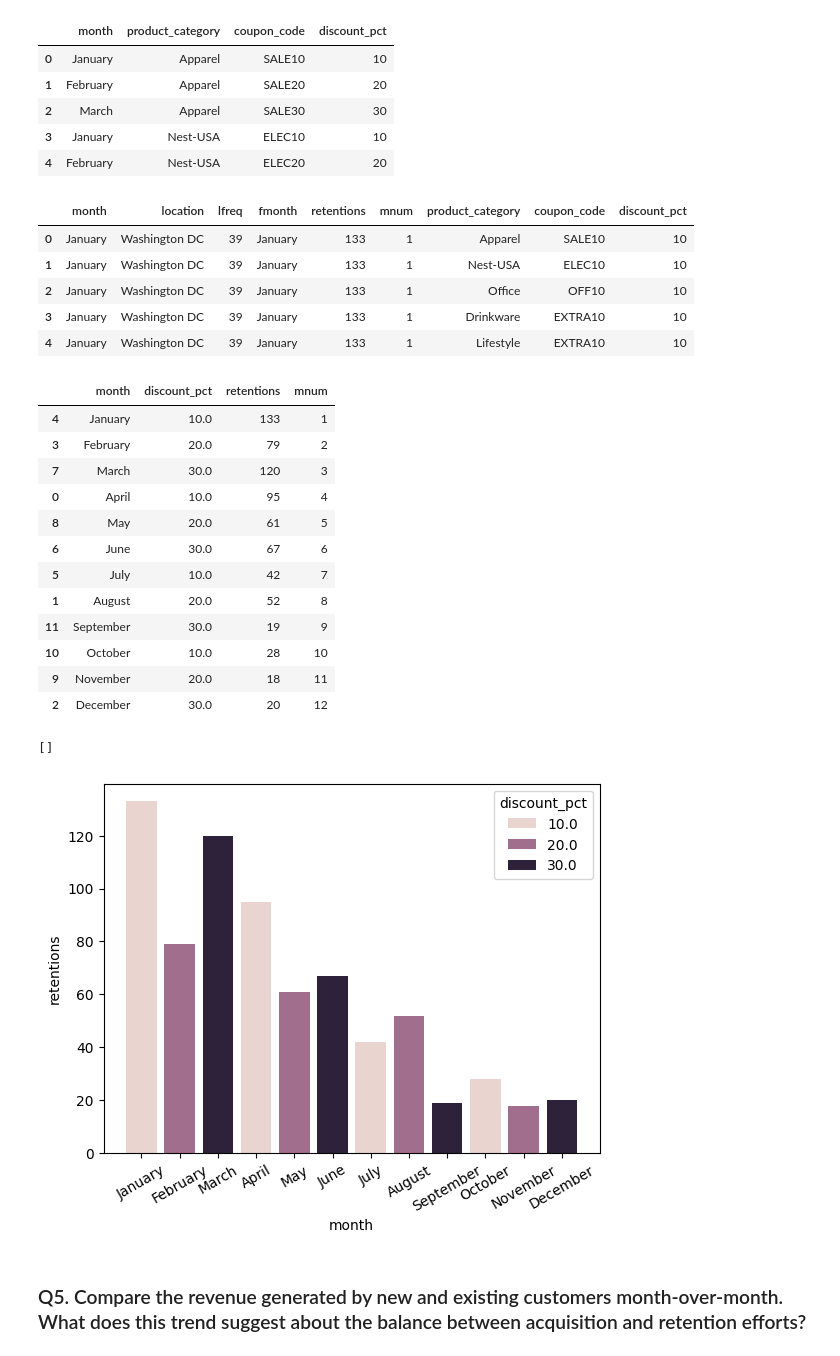
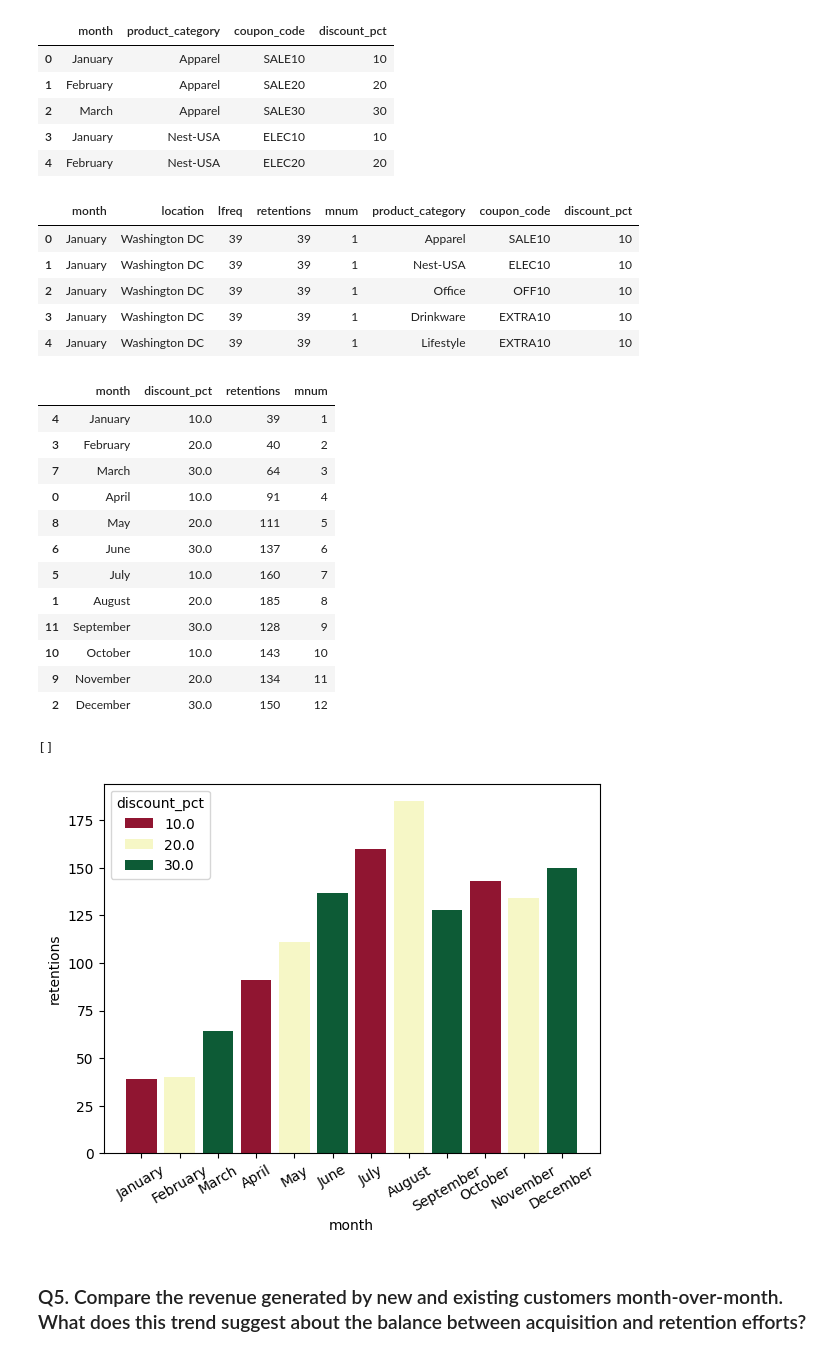
Before and after one commit to sanketmishra009/scaler, a Jupyter notebook: projects/e-commerceAnalysis/analysis.ipynb, the cells around one changed output. Drawn from its saved outputs; the diff is of its cells as text; code cells hidden in the pictures.

```diff
--- a/projects/e-commerceAnalysis/analysis.ipynb
+++ b/projects/e-commerceAnalysis/analysis.ipynb
@@ -177,12 +190,12 @@ fdf = ftransactions.loc[:,['customerid' , 'first_transaction_date']]
 # fdf
 
 mdf = pd.merge(df , fdf)
-repeateddf = mdf[mdf['transaction_date'] > mdf['first_transaction_date']].copy()
+repeateddf = mdf[mdf['transaction_date'] > mdf['first_transaction_date']]
 repeateddf['fmonth'] = repeateddf['first_transaction_date'].dt.month_name()
 repeateddf['fmonthnum'] = repeateddf['first_transaction_date'].dt.month
 repeateddf
 
-ret = repeateddf.groupby('fmonth').agg({'customerid':'nunique' , 'mnum' : 'first'}).sort_values(by = 'mnum').reset_index()
+ret = repeateddf.groupby('month').agg({'customerid':'nunique' , 'mnum' : 'first'}).sort_values(by = 'mnum').reset_index()
 ret.rename(columns = {'customerid':'retentions'} , inplace = True)
 ret
 # %% [output]
@@ -269,5 +314,5 @@ cdf
 # %%
 repeatedLocations = cdf.groupby('month').agg({'location':'value_counts'}).rename(columns = {'location':'lfreq'}).reset_index()
-locations = pd.merge(repeatedLocations , ret , left_on='month' , right_on='fmonth').sort_values(by = 'mnum')
+locations = pd.merge(repeatedLocations , ret , left_on='month' , right_on='month').sort_values(by = 'mnum')
 locations.head()
 # %% [output]
@@ -319,36 +364,36 @@ coupons.head()
 mdf = locations.merge(coupons , on = 'month' , how = 'left')
 mdf.head()
 # %% [output]
-|  | month | location | lfreq | fmonth | retentions | mnum | product_category | coupon_code | discount_pct |
-| 0 | January | Washington DC | 39 | January | 133 | 1 | Apparel | SALE10 | 10 |
-| 1 | January | Washington DC | 39 | January | 133 | 1 | Nest-USA | ELEC10 | 10 |
-| 2 | January | Washington DC | 39 | January | 133 | 1 | Office | OFF10 | 10 |
-| 3 | January | Washington DC | 39 | January | 133 | 1 | Drinkware | EXTRA10 | 10 |
-| 4 | January | Washington DC | 39 | January | 133 | 1 | Lifestyle | EXTRA10 | 10 |
+|  | month | location | lfreq | retentions | mnum | product_category | coupon_code | discount_pct |
+| 0 | January | Washington DC | 39 | 39 | 1 | Apparel | SALE10 | 10 |
+| 1 | January | Washington DC | 39 | 39 | 1 | Nest-USA | ELEC10 | 10 |
+| 2 | January | Washington DC | 39 | 39 | 1 | Office | OFF10 | 10 |
+| 3 | January | Washington DC | 39 | 39 | 1 | Drinkware | EXTRA10 | 10 |
+| 4 | January | Washington DC | 39 | 39 | 1 | Lifestyle | EXTRA10 | 10 |
 # %%
 gdf = mdf.groupby('month').agg({'discount_pct':'mean' , 'retentions':'max' ,'mnum':'first'}).reset_index().sort_values(by='mnum')
 gdf
 # %% [output]
 |  | month | discount_pct | retentions | mnum |
-| 4 | January | 10.0 | 133 | 1 |
-| 3 | February | 20.0 | 79 | 2 |
-| 7 | March | 30.0 | 120 | 3 |
-| 0 | April | 10.0 | 95 | 4 |
-| 8 | May | 20.0 | 61 | 5 |
-| 6 | June | 30.0 | 67 | 6 |
-| 5 | July | 10.0 | 42 | 7 |
-| 1 | August | 20.0 | 52 | 8 |
-| 11 | September | 30.0 | 19 | 9 |
-| 10 | October | 10.0 | 28 | 10 |
-| 9 | November | 20.0 | 18 | 11 |
-| 2 | December | 30.0 | 20 | 12 |
+| 4 | January | 10.0 | 39 | 1 |
+| 3 | February | 20.0 | 40 | 2 |
+| 7 | March | 30.0 | 64 | 3 |
+| 0 | April | 10.0 | 91 | 4 |
+| 8 | May | 20.0 | 111 | 5 |
+| 6 | June | 30.0 | 137 | 6 |
+| 5 | July | 10.0 | 160 | 7 |
+| 1 | August | 20.0 | 185 | 8 |
+| 11 | September | 30.0 | 128 | 9 |
+| 10 | October | 10.0 | 143 | 10 |
+| 9 | November | 20.0 | 134 | 11 |
+| 2 | December | 30.0 | 150 | 12 |
 # %%
-sns.barplot(gdf , x = 'month' , y = 'retentions' , hue = 'discount_pct')
+sns.barplot(gdf , x = 'month' , y = 'retentions' , hue = 'discount_pct' , palette='RdYlGn')
 plt.xticks(rotation = 30)
 plt.plot()
 # %% [output]
 []
-[figure, old version]
+[figure, new version]
 # %% [markdown]
 ### Q5. Compare the revenue generated by new and existing customers month-over-month. What does this trend suggest about the balance between acquisition and retention efforts?
 # %%
```
Also changed, not shown: parts of 94 cells of this notebook, 8 other files.
